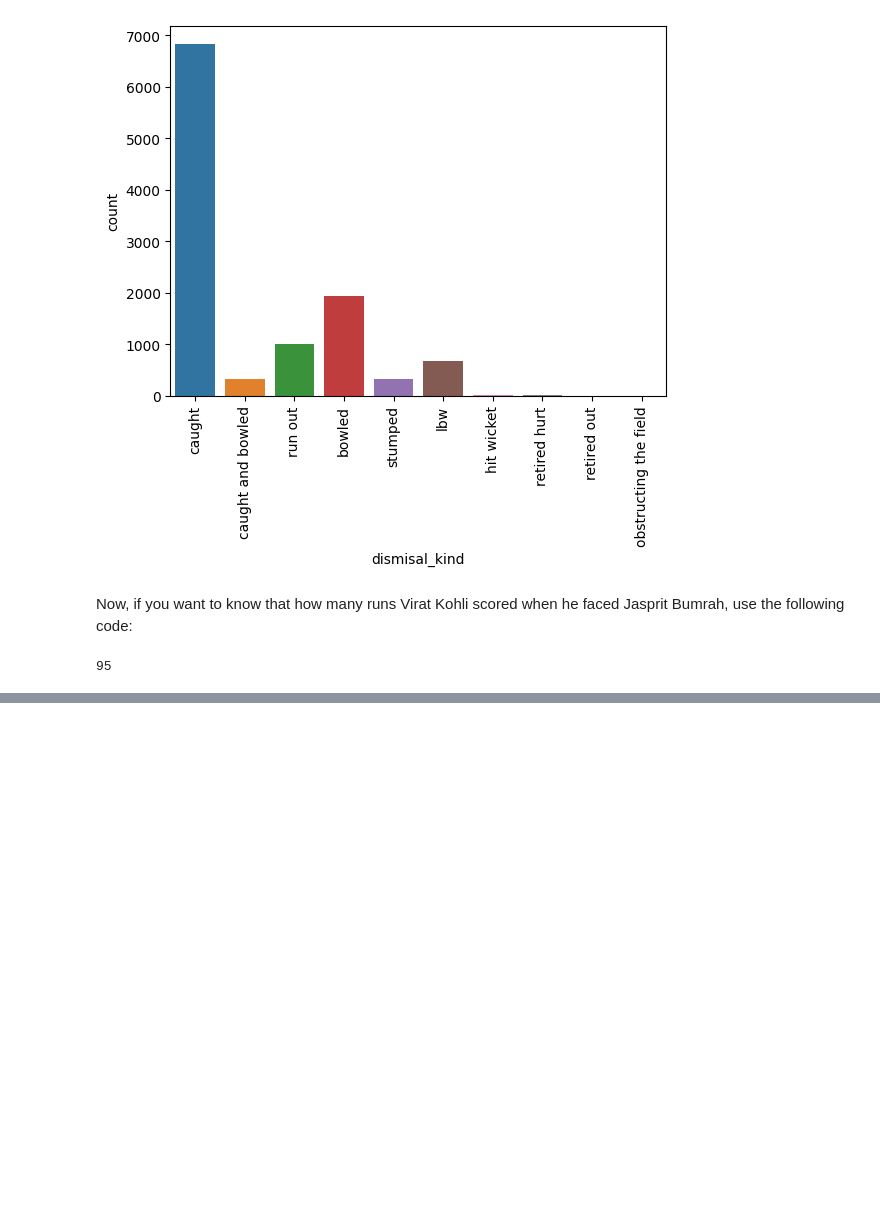
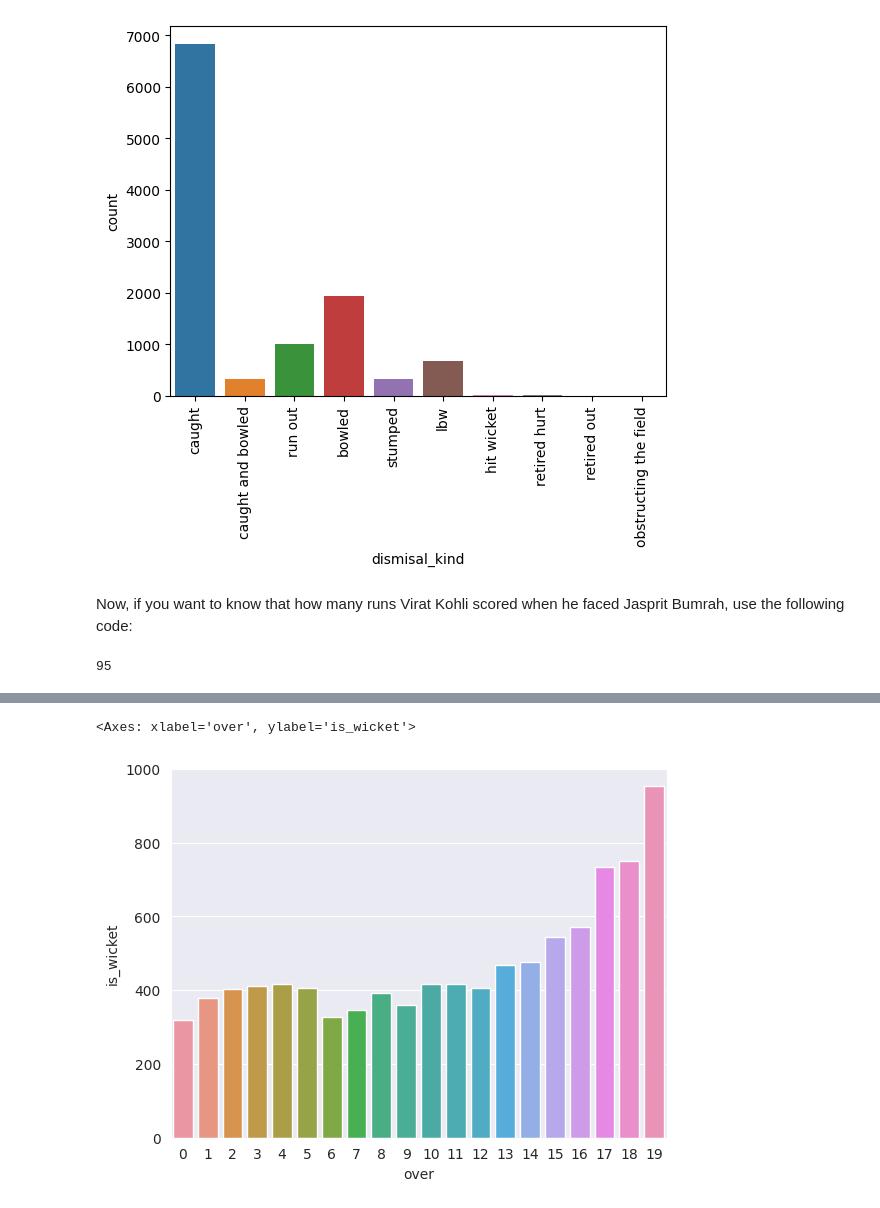
Before and after one commit to suresh130900/CricBoards_Backend, a Jupyter notebook: Services/ipl_analysis.ipynb, the cells around one changed output, grey strips where cells are left out. Cells and saved outputs as stored; diff of their text form; code cells hidden in the pictures; blank space fills up the shorter version.

```diff
--- a/Services/ipl_analysis.ipynb
+++ b/Services/ipl_analysis.ipynb
@@ -279,0 +367,5 @@ delivery[mask].groupby('batter')['batsman_run'].agg('count').sort_values(ascendi
+# %%
+dframe_wicket_over = dframe.groupby('over') \
+    .agg({'id':'nunique','is_wicket':'sum'}) \
+    .reset_index()
+dframe_wicket_over
@@ -279,0 +390,5 @@ delivery[mask].groupby('batter')['batsman_run'].agg('count').sort_values(ascendi
+# %%
+sns.barplot(x="over", y="is_wicket", data=dframe_wicket_over)
+# %% [output]
+<Axes: xlabel='over', ylabel='is_wicket'>
+[figure, added]
```
Also changed, not shown: parts of 43 cells of this notebook, 3 other files.
